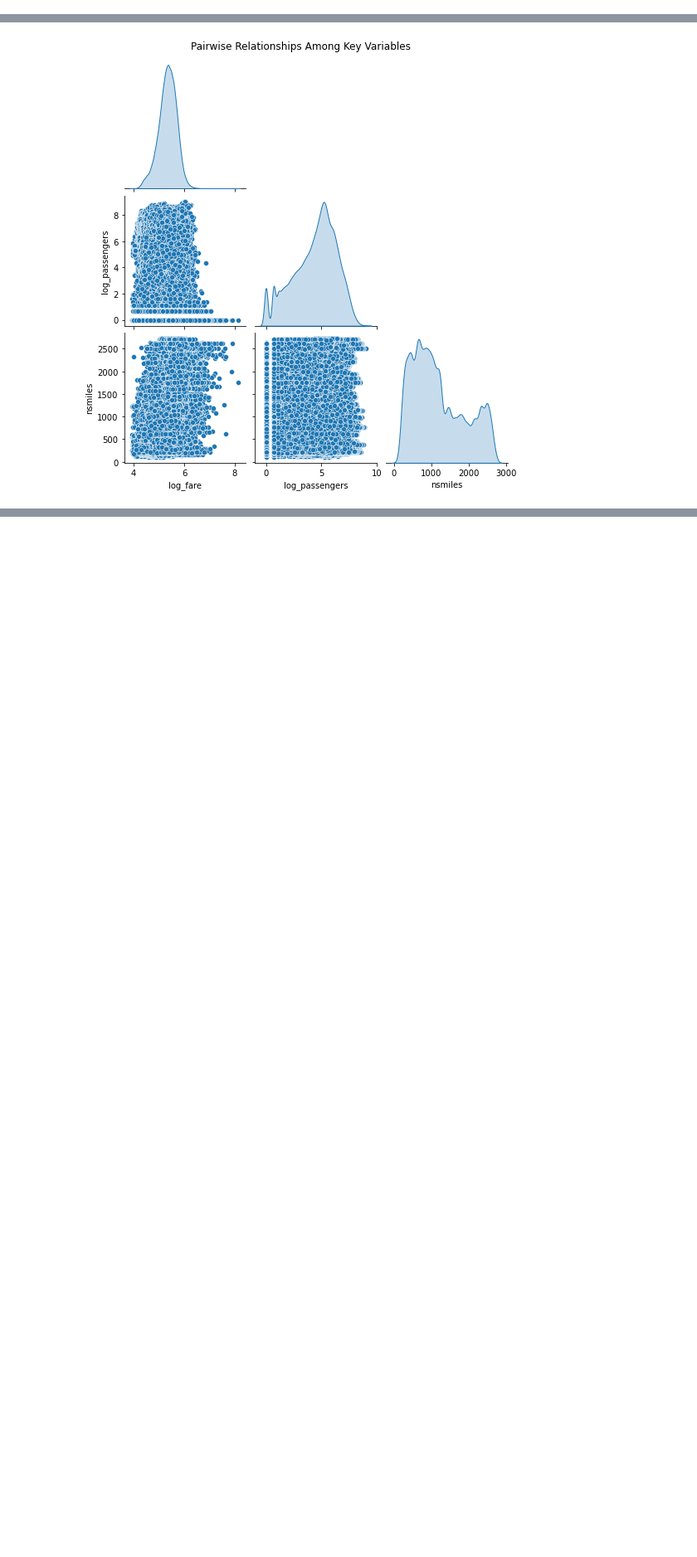
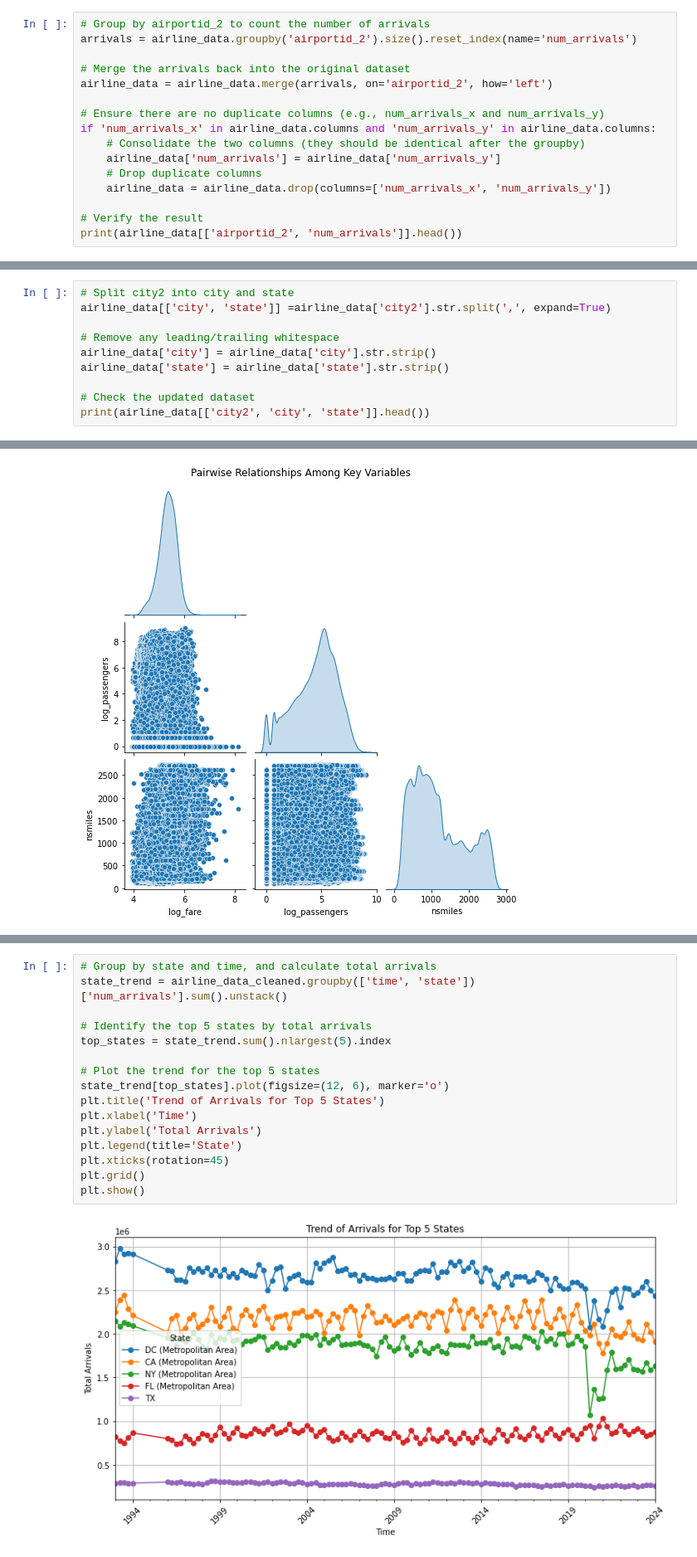
Before and after one commit to RichelCode/Time-Series-Project, a Jupyter notebook: Time Series Project.ipynb, the cells around one changed output, grey strips where cells are left out. Shown at 83% size. Saved outputs shown, nothing was run; the diff lists cells and outputs as text; blank space fills up the shorter version.

```diff
--- a/Time Series Project.ipynb
+++ b/Time Series Project.ipynb
@@ -126,3 +126,19 @@ Route-Specific Aggregated Data:
 2  1993Q1       ABE       ORD         133  275.63    654.0
 3  1993Q1       ABQ       BOS         124  281.67   1974.0
 4  1993Q1       ABQ       BUR          75   96.09    677.0
+# %%
+# Group by airportid_2 to count the number of arrivals
+arrivals = airline_data.groupby('airportid_2').size().reset_index(name='num_arrivals')
+
+# Merge the arrivals back into the original dataset
+airline_data = airline_data.merge(arrivals, on='airportid_2', how='left')
+
+# Ensure there are no duplicate columns (e.g., num_arrivals_x and num_arrivals_y)
+if 'num_arrivals_x' in airline_data.columns and 'num_arrivals_y' in airline_data.columns:
+    # Consolidate the two columns (they should be identical after the groupby)
+    airline_data['num_arrivals'] = airline_data['num_arrivals_y']
+    # Drop duplicate columns
+    airline_data = airline_data.drop(columns=['num_arrivals_x', 'num_arrivals_y'])
+
+# Verify the result
+print(airline_data[['airportid_2', 'num_arrivals']].head())
@@ -128,0 +152,10 @@ Route-Specific Aggregated Data:
+# %%
+# Split city2 into city and state
+airline_data[['city', 'state']] =airline_data['city2'].str.split(',', expand=True)
+
+# Remove any leading/trailing whitespace
+airline_data['city'] = airline_data['city'].str.strip()
+airline_data['state'] = airline_data['state'].str.strip()
+
+# Check the updated dataset
+print(airline_data[['city2', 'city', 'state']].head())
@@ -474,0 +538,18 @@ The pairplot illustrates the pairwise relationships and distributions of key var
+# %%
+# Group by state and time, and calculate total arrivals
+state_trend = airline_data_cleaned.groupby(['time', 'state'])['num_arrivals'].sum().unstack()
+
+# Identify the top 5 states by total arrivals
+top_states = state_trend.sum().nlargest(5).index
+
+# Plot the trend for the top 5 states
+state_trend[top_states].plot(figsize=(12, 6), marker='o')
+plt.title('Trend of Arrivals for Top 5 States')
+plt.xlabel('Time')
+plt.ylabel('Total Arrivals')
+plt.legend(title='State')
+plt.xticks(rotation=45)
+plt.grid()
+plt.show()
+# %% [output]
+[figure, added]
```
Also changed, not shown: parts of 13 cells of this notebook.
